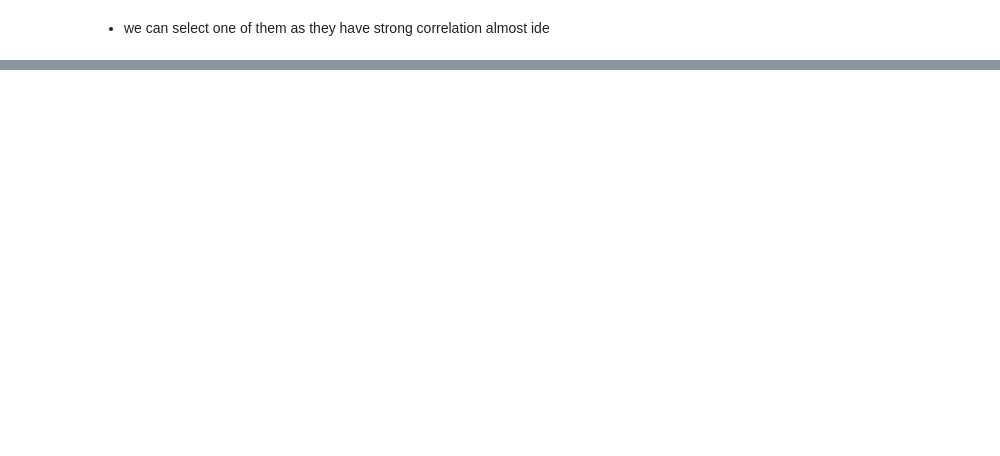
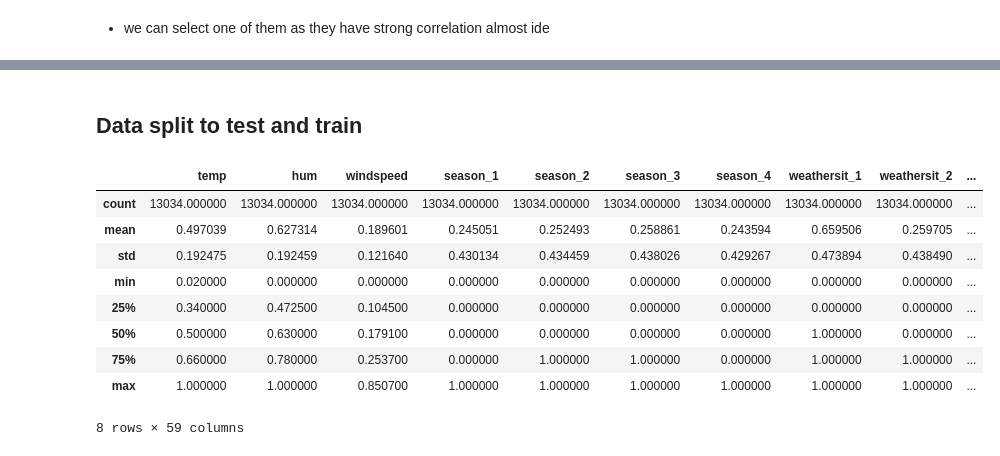
Before and after one commit to ahmedbadr97/Predicting-Bike-Sharing-Patterns, a Jupyter notebook: notebooks/bike-Sharing-patterns.ipynb, the cells around one changed output, grey strips where cells are left out. Cells and saved outputs as stored; diff of their text form; code cells hidden in the pictures; blank space fills up the shorter version.

Commit message:
add data preprocessing and feature engenering

```diff
--- a/notebooks/bike-Sharing-patterns.ipynb
+++ b/notebooks/bike-Sharing-patterns.ipynb
@@ -95,0 +146,3 @@ raw_data_df.corr().loc['temp','atemp']
+# %%
+preprocessed_data_df=dataset.data_preprocessing(raw_data_df)
+preprocessed_data_df.head()
@@ -95,0 +162,17 @@ raw_data_df.corr().loc['temp','atemp']
+# %% [markdown]
+## Data split to test and train
+# %%
+train_data_df,test_data_df=train_test_split(preprocessed_data_df,test_size=0.25)
+# %%
+train_data_df.describe()
+# %% [output]
+|  | temp | hum | windspeed | season_1 | season_2 | season_3 | season_4 | weathersit_1 | weathersit_2 | ... |
+| count | 13034.000000 | 13034.000000 | 13034.000000 | 13034.000000 | 13034.000000 | 13034.000000 | 13034.000000 | 13034.000000 | 13034.000000 | ... |
+| mean | 0.497039 | 0.627314 | 0.189601 | 0.245051 | 0.252493 | 0.258861 | 0.243594 | 0.659506 | 0.259705 | ... |
+| std | 0.192475 | 0.192459 | 0.121640 | 0.430134 | 0.434459 | 0.438026 | 0.429267 | 0.473894 | 0.438490 | ... |
+| min | 0.020000 | 0.000000 | 0.000000 | 0.000000 | 0.000000 | 0.000000 | 0.000000 | 0.000000 | 0.000000 | ... |
+| 25% | 0.340000 | 0.472500 | 0.104500 | 0.000000 | 0.000000 | 0.000000 | 0.000000 | 0.000000 | 0.000000 | ... |
+| 50% | 0.500000 | 0.630000 | 0.179100 | 0.000000 | 0.000000 | 0.000000 | 0.000000 | 1.000000 | 0.000000 | ... |
+| 75% | 0.660000 | 0.780000 | 0.253700 | 0.000000 | 1.000000 | 1.000000 | 0.000000 | 1.000000 | 1.000000 | ... |
+| max | 1.000000 | 1.000000 | 0.850700 | 1.000000 | 1.000000 | 1.000000 | 1.000000 | 1.000000 | 1.000000 | ... |
+8 rows × 59 columns
```
Also changed, not shown: parts of 16 cells of this notebook, 6 other files.
